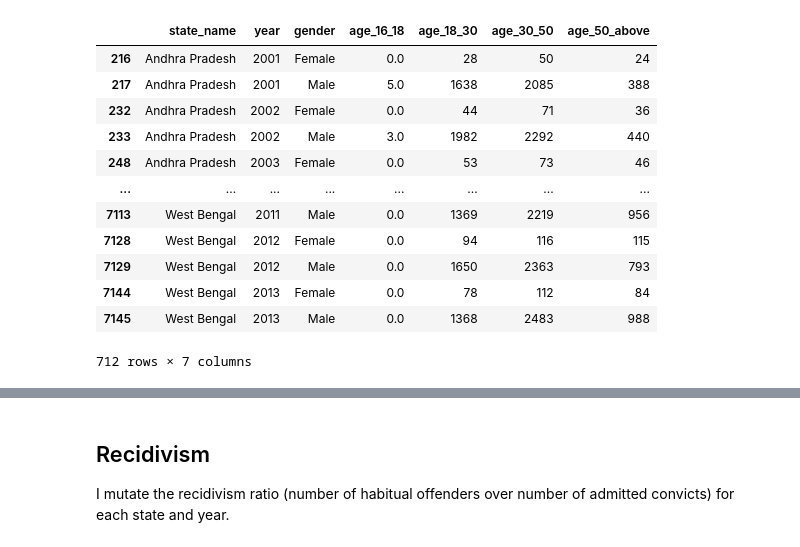
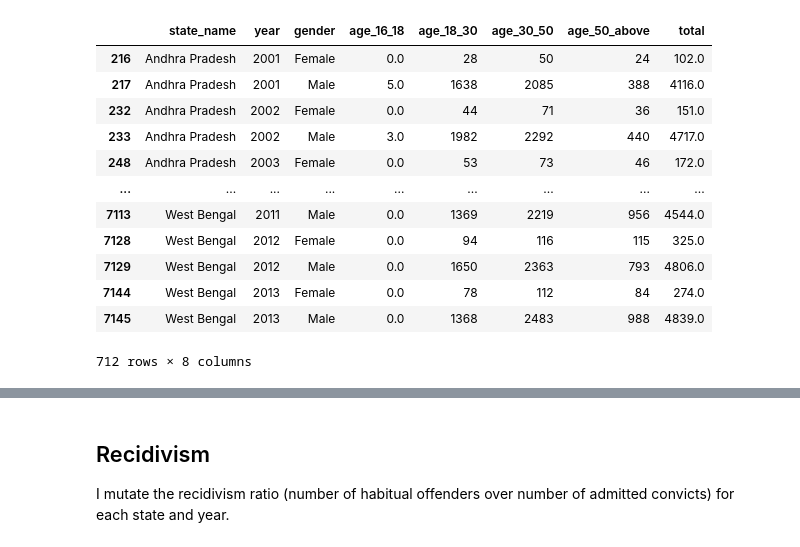
Before and after one commit to hungf8342/indian_prison_recidivism, a Jupyter notebook: DataCleaning.ipynb, the cells around one changed output, grey strips where cells are left out. Saved outputs shown, nothing was run; the diff lists cells and outputs as text; code cells hidden in the pictures.

```diff
--- a/DataCleaning.ipynb
+++ b/DataCleaning.ipynb
@@ -76,17 +308,18 @@ Age_group
 # %%
 Age_group.query('type=="Convicts" and is_state==1 and category!="Foreigners"'). \
-drop(["type","category","is_state"],axis=1)
+drop(['is_state','category','type'],axis=1). \
+assign(total= lambda df: df.iloc[:,3:].sum(axis=1))
 # %% [output]
-|  | state_name | year | gender | age_16_18 | age_18_30 | age_30_50 | age_50_above |
-| 216 | Andhra Pradesh | 2001 | Female | 0.0 | 28 | 50 | 24 |
-| 217 | Andhra Pradesh | 2001 | Male | 5.0 | 1638 | 2085 | 388 |
-| 232 | Andhra Pradesh | 2002 | Female | 0.0 | 44 | 71 | 36 |
-| 233 | Andhra Pradesh | 2002 | Male | 3.0 | 1982 | 2292 | 440 |
-| 248 | Andhra Pradesh | 2003 | Female | 0.0 | 53 | 73 | 46 |
-| ... | ... | ... | ... | ... | ... | ... | ... |
-| 7113 | West Bengal | 2011 | Male | 0.0 | 1369 | 2219 | 956 |
-| 7128 | West Bengal | 2012 | Female | 0.0 | 94 | 116 | 115 |
-| 7129 | West Bengal | 2012 | Male | 0.0 | 1650 | 2363 | 793 |
-| 7144 | West Bengal | 2013 | Female | 0.0 | 78 | 112 | 84 |
-| 7145 | West Bengal | 2013 | Male | 0.0 | 1368 | 2483 | 988 |
+|  | state_name | year | gender | age_16_18 | age_18_30 | age_30_50 | age_50_above | total |
+| 216 | Andhra Pradesh | 2001 | Female | 0.0 | 28 | 50 | 24 | 102.0 |
+| 217 | Andhra Pradesh | 2001 | Male | 5.0 | 1638 | 2085 | 388 | 4116.0 |
+| 232 | Andhra Pradesh | 2002 | Female | 0.0 | 44 | 71 | 36 | 151.0 |
+| 233 | Andhra Pradesh | 2002 | Male | 3.0 | 1982 | 2292 | 440 | 4717.0 |
+| 248 | Andhra Pradesh | 2003 | Female | 0.0 | 53 | 73 | 46 | 172.0 |
+| ... | ... | ... | ... | ... | ... | ... | ... | ... |
+| 7113 | West Bengal | 2011 | Male | 0.0 | 1369 | 2219 | 956 | 4544.0 |
+| 7128 | West Bengal | 2012 | Female | 0.0 | 94 | 116 | 115 | 325.0 |
+| 7129 | West Bengal | 2012 | Male | 0.0 | 1650 | 2363 | 793 | 4806.0 |
+| 7144 | West Bengal | 2013 | Female | 0.0 | 78 | 112 | 84 | 274.0 |
+| 7145 | West Bengal | 2013 | Male | 0.0 | 1368 | 2483 | 988 | 4839.0 |
-712 rows × 7 columns
+712 rows × 8 columns
```
Also changed, not shown: parts of 39 cells of this notebook, 3 other files.
